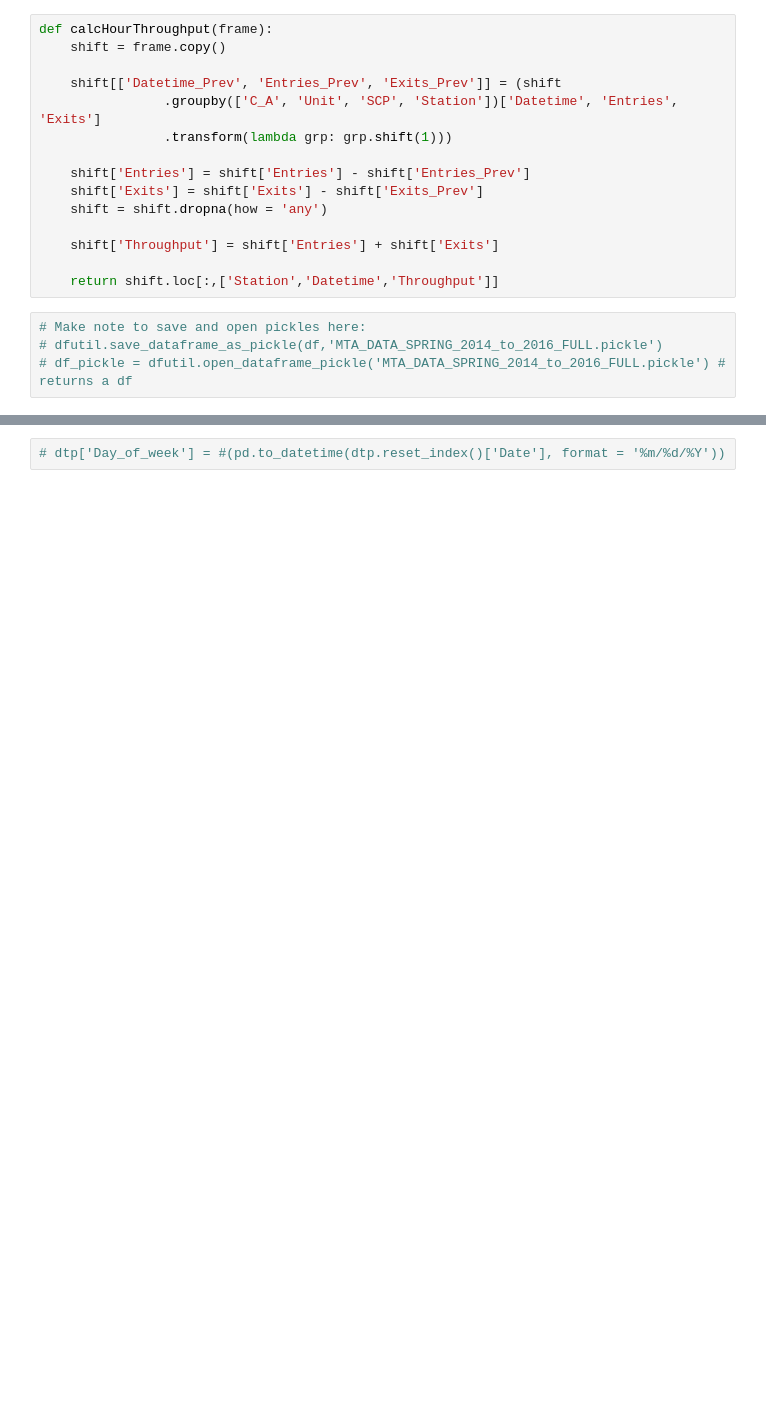
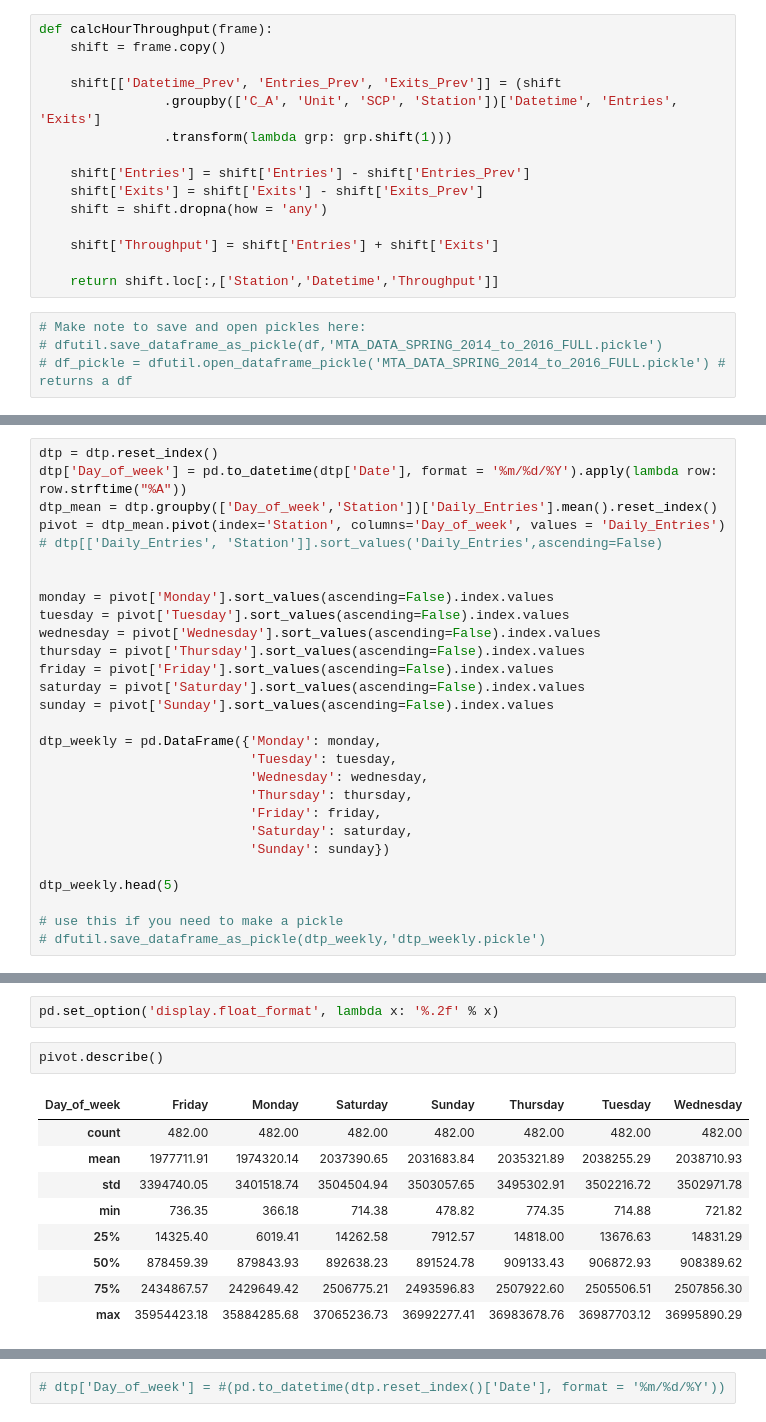
Before and after one commit to destroyme/project-benson-2017, a Jupyter notebook: Benson_Challenge_WTC_DF_20170404_01.ipynb, the cells around one changed output, grey strips where cells are left out. Saved outputs shown, nothing was run; the diff lists cells and outputs as text; blank space fills up the shorter version.

```diff
--- a/Benson_Challenge_WTC_DF_20170404_01.ipynb
+++ b/Benson_Challenge_WTC_DF_20170404_01.ipynb
@@ -167,0 +311,28 @@ htp_mean.
+# %%
+dtp = dtp.reset_index()
+dtp['Day_of_week'] = pd.to_datetime(dtp['Date'], format = '%m/%d/%Y').apply(lambda row: row.strftime("%A"))
+dtp_mean = dtp.groupby(['Day_of_week','Station'])['Daily_Entries'].mean().reset_index()
+pivot = dtp_mean.pivot(index='Station', columns='Day_of_week', values = 'Daily_Entries')
+# dtp[['Daily_Entries', 'Station']].sort_values('Daily_Entries',ascending=False)
+
+
+monday = pivot['Monday'].sort_values(ascending=False).index.values
+tuesday = pivot['Tuesday'].sort_values(ascending=False).index.values
+wednesday = pivot['Wednesday'].sort_values(ascending=False).index.values
+thursday = pivot['Thursday'].sort_values(ascending=False).index.values
+friday = pivot['Friday'].sort_values(ascending=False).index.values
+saturday = pivot['Saturday'].sort_values(ascending=False).index.values
+sunday = pivot['Sunday'].sort_values(ascending=False).index.values
+
+dtp_weekly = pd.DataFrame({'Monday': monday,
+                           'Tuesday': tuesday,
+                           'Wednesday': wednesday,
+                           'Thursday': thursday,
+                           'Friday': friday,
+                           'Saturday': saturday,
+                           'Sunday': sunday})
+
+dtp_weekly.head(5)
+
+# use this if you need to make a pickle
+# dfutil.save_dataframe_as_pickle(dtp_weekly,'dtp_weekly.pickle')
@@ -167,0 +346,14 @@ htp_mean.
+# %%
+pd.set_option('display.float_format', lambda x: '%.2f' % x)
+# %%
+pivot.describe()
+# %% [output]
+| Day_of_week | Friday | Monday | Saturday | Sunday | Thursday | Tuesday | Wednesday |
+| count | 482.00 | 482.00 | 482.00 | 482.00 | 482.00 | 482.00 | 482.00 |
+| mean | 1977711.91 | 1974320.14 | 2037390.65 | 2031683.84 | 2035321.89 | 2038255.29 | 2038710.93 |
+| std | 3394740.05 | 3401518.74 | 3504504.94 | 3503057.65 | 3495302.91 | 3502216.72 | 3502971.78 |
+| min | 736.35 | 366.18 | 714.38 | 478.82 | 774.35 | 714.88 | 721.82 |
+| 25% | 14325.40 | 6019.41 | 14262.58 | 7912.57 | 14818.00 | 13676.63 | 14831.29 |
+| 50% | 878459.39 | 879843.93 | 892638.23 | 891524.78 | 909133.43 | 906872.93 | 908389.62 |
+| 75% | 2434867.57 | 2429649.42 | 2506775.21 | 2493596.83 | 2507922.60 | 2505506.51 | 2507856.30 |
+| max | 35954423.18 | 35884285.68 | 37065236.73 | 36992277.41 | 36983678.76 | 36987703.12 | 36995890.29 |
```
Also changed, not shown: parts of 44 cells of this notebook.
